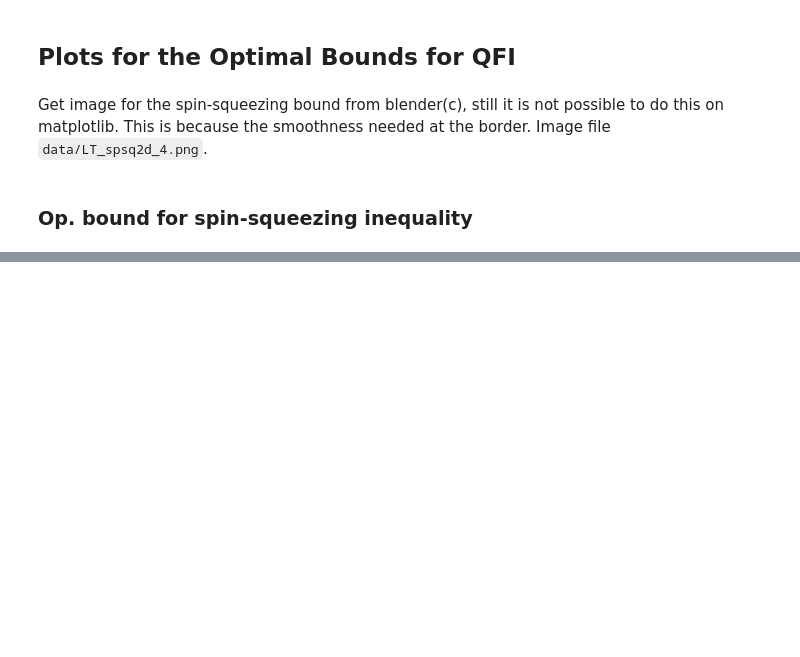
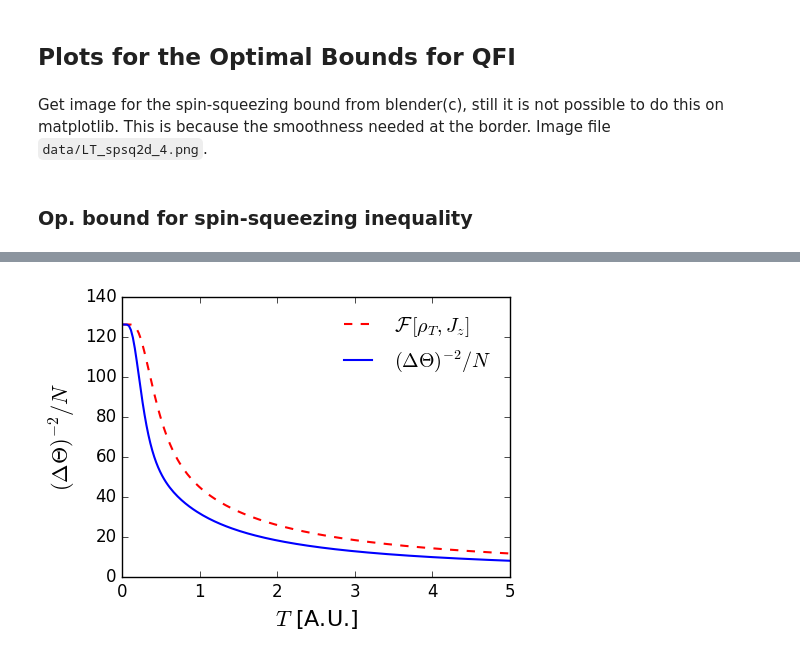
Before and after one commit to iagobaapellaniz/PhD_Thesis, a Jupyter notebook: mainPlots.ipynb, the cells around one changed output, grey strips where cells are left out. Drawn from its saved outputs; the diff is of its cells as text; code cells hidden in the pictures; blank space fills up the shorter version.

```diff
--- a/mainPlots.ipynb
+++ b/mainPlots.ipynb
@@ -238,0 +191,23 @@ savefig("pdf/VD_precision_theta.pdf", bbox_inches="tight")
+# %%
+function plotVD_againstTherm()
+
+    # Open data group of the plot
+    group = g_open(h5open("plotsData.h5"),"VicinityDicke/Comparison")
+
+    parameter = d_read(group,"therm_parameter")
+    quantumFI = d_read(group,"therm_qfi")
+    precision = d_read(group,"therm_opt_prec")
+
+    fig = figure(figsize=(5,3.5))
+    xl = xlabel(L"$T$ [A.U.]", fontsize=L_FSIZE)
+    yl = ylabel(L"(\Delta \Theta)^{-2}/N", fontsize=L_FSIZE)
+
+    ax = axis(xmin=0, xmax=maximum(parameter))
+
+    plot(parameter,quantumFI,"--r", linewidth=LWD,label=L"\mathcal{F}\,[\rho_T,J_z]")
+    plot(parameter,precision,linewidth=LWD,label=L"(\Delta \Theta)^{-2}/N")
+    legend(frameon=false)
+
+    savefig("pdf/VD_against_therm.pdf", bbox_inches="tight")
+
+end
@@ -302,0 +377,4 @@ savefig("pdf/LT_spsq2d_4.pdf", bbox_inches="tight")
+# %%
+plotVD_againstTherm()
+# %% [output]
+[figure, added]
```
Also changed, not shown: parts of 28 cells of this notebook, 43 other files.
